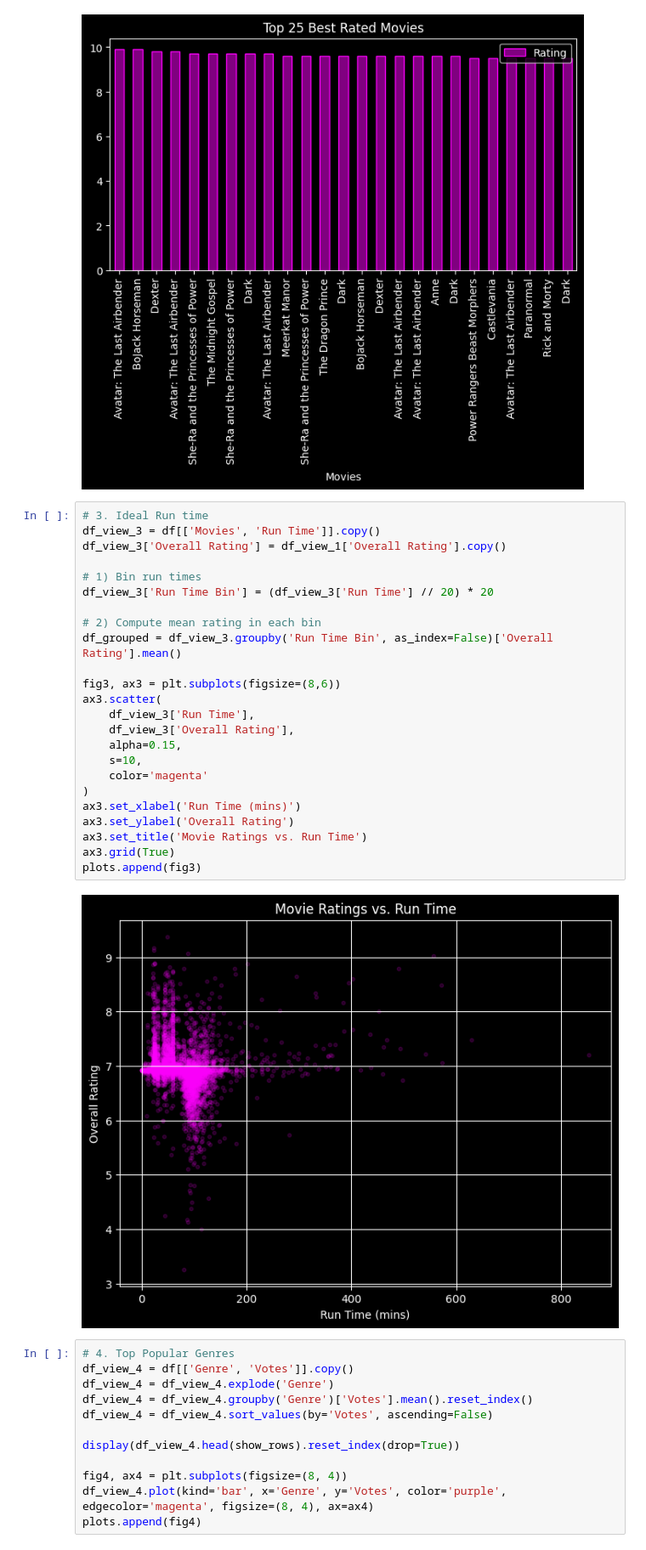
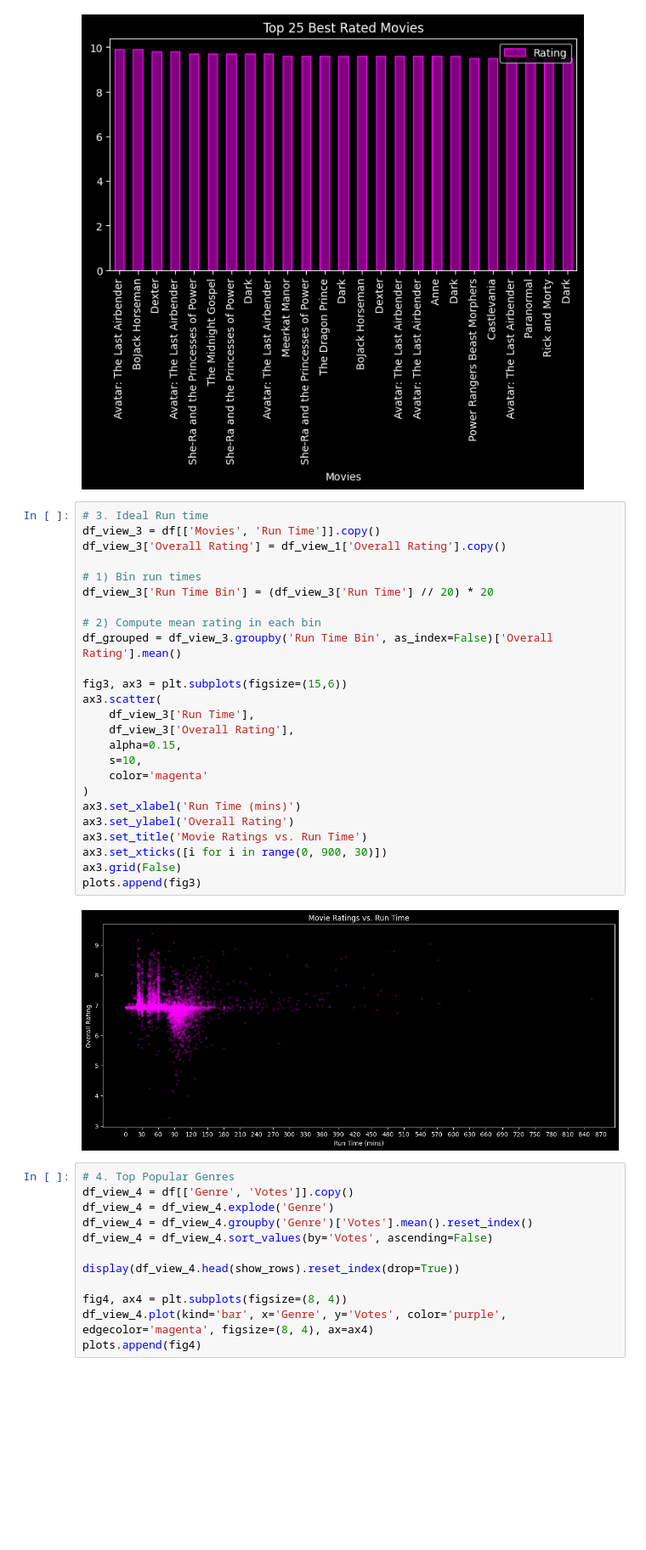
Before and after one commit to FayRd/Movies-Data-Analysis, a Jupyter notebook: data_visualisation.ipynb, the cells around one changed output. Shown at 85% size. Saved outputs shown, nothing was run; the diff lists cells and outputs as text; blank space fills up the shorter version.

Commit message:
Improvised Data Visualisation

```diff
--- a/data_visualisation.ipynb
+++ b/data_visualisation.ipynb
@@ -115,29 +117,30 @@ plots.append(fig2)
 # %%
 # 3. Ideal Run time
 df_view_3 = df[['Movies', 'Run Time']].copy()
 df_view_3['Overall Rating'] = df_view_1['Overall Rating'].copy()
 
 # 1) Bin run times
 df_view_3['Run Time Bin'] = (df_view_3['Run Time'] // 20) * 20
 
 # 2) Compute mean rating in each bin
 df_grouped = df_view_3.groupby('Run Time Bin', as_index=False)['Overall Rating'].mean()
 
-fig3, ax3 = plt.subplots(figsize=(8,6))
+fig3, ax3 = plt.subplots(figsize=(15,6))
 ax3.scatter(
     df_view_3['Run Time'],
     df_view_3['Overall Rating'],
     alpha=0.15,
     s=10,
     color='magenta'
 )
 ax3.set_xlabel('Run Time (mins)')
 ax3.set_ylabel('Overall Rating')
 ax3.set_title('Movie Ratings vs. Run Time')
-ax3.grid(True)
+ax3.set_xticks([i for i in range(0, 900, 30)])
+ax3.grid(False)
 plots.append(fig3)
 # %% [output]
-[figure, old version]
+[figure, new version]
 # %%
 # 4. Top Popular Genres
 df_view_4 = df[['Genre', 'Votes']].copy()
```
Also changed, not shown: parts of 6 cells of this notebook, 5 other files.
